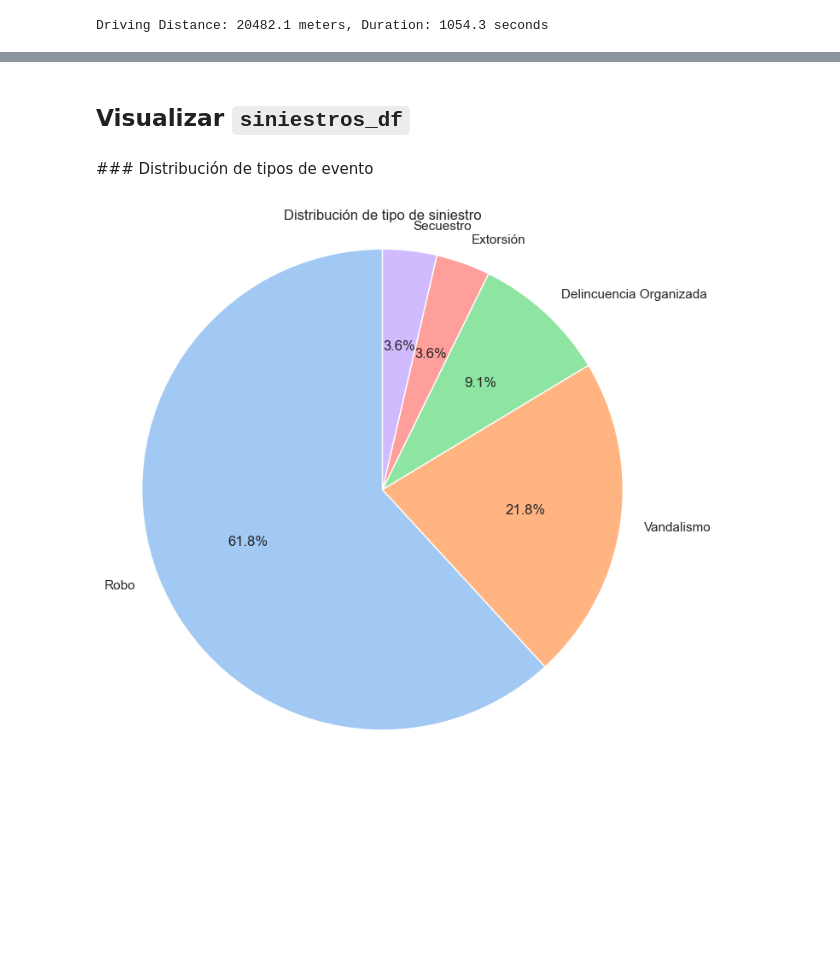
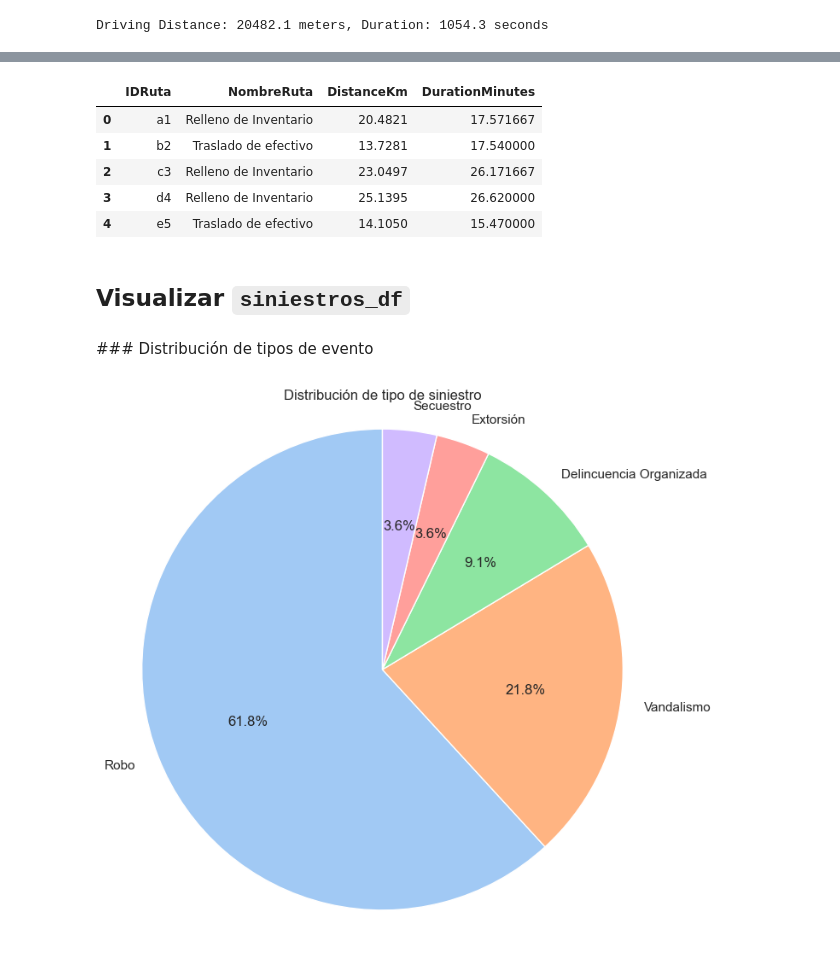
Before and after one commit to mirelesde/route-evaluation-armur, a Jupyter notebook: prueba.ipynb, the cells around one changed output, grey strips where cells are left out. Saved outputs shown, nothing was run; the diff lists cells and outputs as text; code cells hidden in the pictures; blank space fills up the shorter version.

````diff
--- a/prueba.ipynb
+++ b/prueba.ipynb
@@ -208,3 +213,12 @@ rutas_df
+# %%
+rutas_df[['IDRuta', 'NombreRuta', 'DistanceKm', 'DurationMinutes']]
+# %% [output]
+|  | IDRuta | NombreRuta | DistanceKm | DurationMinutes |
+| 0 | a1 | Relleno de Inventario | 20.4821 | 17.571667 |
+| 1 | b2 | Traslado de efectivo | 13.7281 | 17.540000 |
+| 2 | c3 | Relleno de Inventario | 23.0497 | 26.171667 |
+| 3 | d4 | Relleno de Inventario | 25.1395 | 26.620000 |
+| 4 | e5 | Traslado de efectivo | 14.1050 | 15.470000 |
 # %% [markdown]
 ## Visualizar ```siniestros_df```
 # %% [markdown]
````
Also changed, not shown: parts of 6 cells of this notebook, 2 other files.
